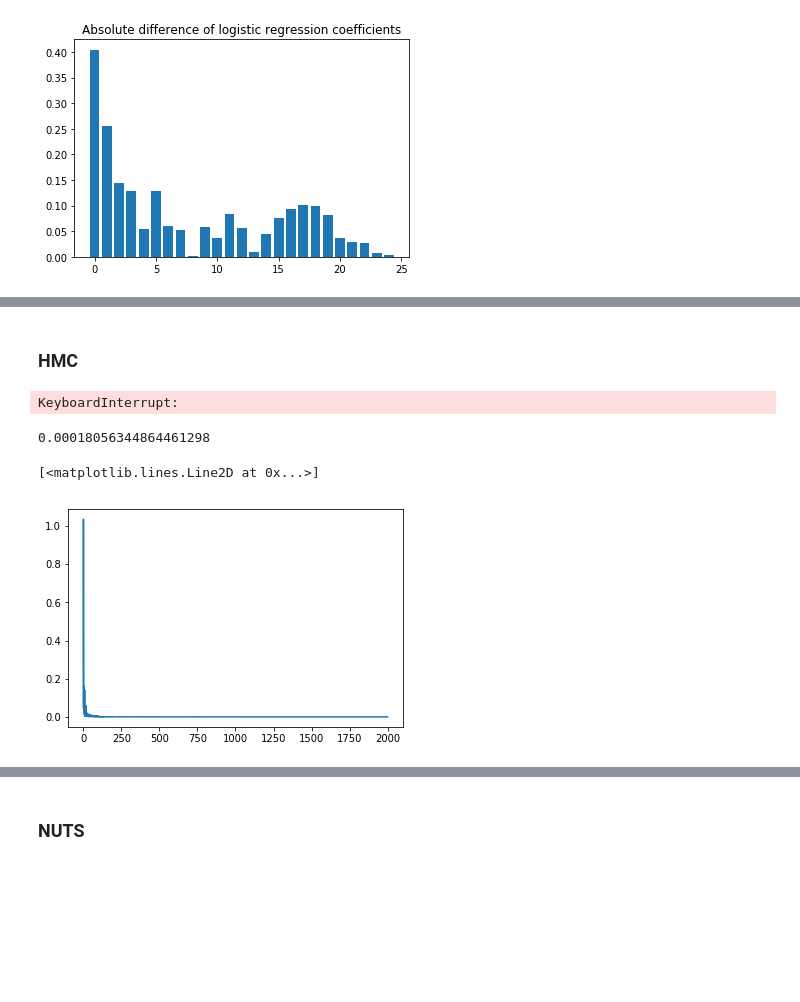
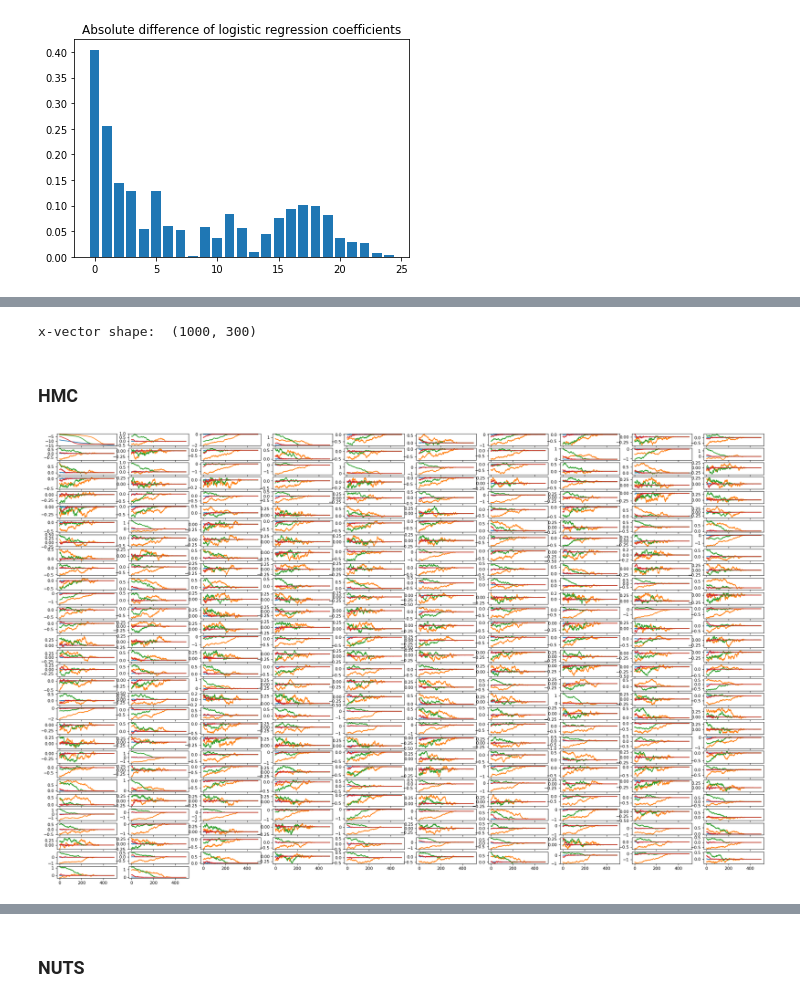
Before and after one commit to suvivainio/cs2, a Jupyter notebook: The No-U-Turn Sampler.ipynb, the cells around one changed output, grey strips where cells are left out. Saved outputs shown, nothing was run; the diff lists cells and outputs as text; code cells hidden in the pictures; blank space fills up the shorter version.

```diff
--- a/The No-U-Turn Sampler.ipynb
+++ b/The No-U-Turn Sampler.ipynb
@@ -400,7 +423,14 @@ creditY=np.array(credit0['CREDITRATING'])
 creditX0=np.array(credit0.loc[:, credit0.columns != 'CREDITRATING'])
 creditX=(creditX0 - np.mean(creditX0, axis=0))/np.std(creditX0, axis=0)
 
-lBayesHLRX=lambda theta0: LikelihoodFunctions.lBayesHLR(theta0, creditX, creditY)
+# Create interactions
+from sklearn.preprocessing import PolynomialFeatures
+hCreditX=PolynomialFeatures(2, interaction_only=True, include_bias=False).fit_transform(creditX)
+print('x-vector shape: ', hCreditX.shape)
+
+lBayesHLRX=lambda theta0: LikelihoodFunctions.lBayesHLR(theta0, hCreditX, creditY)
+# %% [output]
+x-vector shape:  (1000, 300)
 # %% [markdown]
 ### HMC
 # %%
@@ -409,33 +439,29 @@ importlib.reload(LikelihoodFunctions)
 npr.seed(42)
 
 # Calculate 4 chains with dispersed starting points
-# Generate 25*1 vector as starting values for theta (=beta coefficients)
-thetaOriginal1=np.zeros(26)
-thetaOriginal2=npr.normal(-2.0, 1.0, 26)
-thetaOriginal3=npr.normal(2.0, 1.0, 26)
-thetaOriginal4=npr.normal(0.0, 1.0, 26)
+# Generate vectors as starting values for theta
+# (=300 beta coefficients, 1 alpha and 1 sigma2
+lenTheta=hCreditX.shape[1]+2
+thetaOriginal1=np.zeros(lenTheta)+0.001
+thetaOriginal2=npr.normal(-1.0, 1.0, lenTheta)
+thetaOriginal3=npr.normal(1.0, 1.0, lenTheta)
+thetaOriginal4=npr.normal(0.0, 1.0, lenTheta)
 
 # Sample size*2 (only the latter half is returned)
-size=500
-hmcTheta0=np.empty([size//2, 26, 4])
-hmcTheta0[:,:,0], hmcR1 = HMC.basicHmc(thetaOriginal1, 0.00018, 80, lBayesHLRX, size)
-hmcTheta0[:,:,1], hmcR2 = HMC.basicHmc(thetaOriginal2, 0.00018, 80, lBayesHLRX, size)
-hmcTheta0[:,:,2], hmcR3 = HMC.basicHmc(thetaOriginal3, 0.00018, 80, lBayesHLRX, size)
-hmcTheta0[:,:,3], hmcR4 = HMC.basicHmc(thetaOriginal4, 0.00018, 80, lBayesHLRX, size)
+size=1000
+hmcTheta0=np.empty([size//2, lenTheta, 4])
+
+hmcTheta0[:,:,1], hmcR2 = HMC.basicHmc(thetaOriginal2, 0.0022, 10, lBayesHLRX, size)
+hmcTheta0[:,:,2], hmcR3 = HMC.basicHmc(thetaOriginal3, 0.0022, 10, lBayesHLRX, size)
+hmcTheta0[:,:,3], hmcR4 = HMC.basicHmc(thetaOriginal4, 0.002, 10, lBayesHLRX, size)
+hmcTheta0[:,:,0], hmcR1 = HMC.basicHmc(thetaOriginal1, 0.001, 10, lBayesHLRX, size)
-# %% [output]
-KeyboardInterrupt:
 # %%
 # Plot the 25 samples
-fig=plt.figure(figsize=(20, 20), dpi= 80, facecolor='w', edgecolor='k')
+fig=plt.figure(figsize=(30, 20), dpi= 80, facecolor='w', edgecolor='k')
 for i in range(hmcTheta0.shape[1]):
-    plt.subplot(5,60,i+1)
+    plt.subplot(32,10,i+1)
     plt.plot(hmcTheta0[:, i, :])
+# %% [output]
+[figure, added]
-# %%
-print(nutsEpsilon1[len(nutsEpsilon1)-1])
-plt.plot(nutsEpsilon1)
-# %% [output]
-0.00018056344864461298
-[<matplotlib.lines.Line2D at 0x...>]
-[figure, removed]
 # %%
 ConvergenceTests.ConvergenceTest(hmcTheta0)
```
Also changed, not shown: parts of 23 cells of this notebook.
